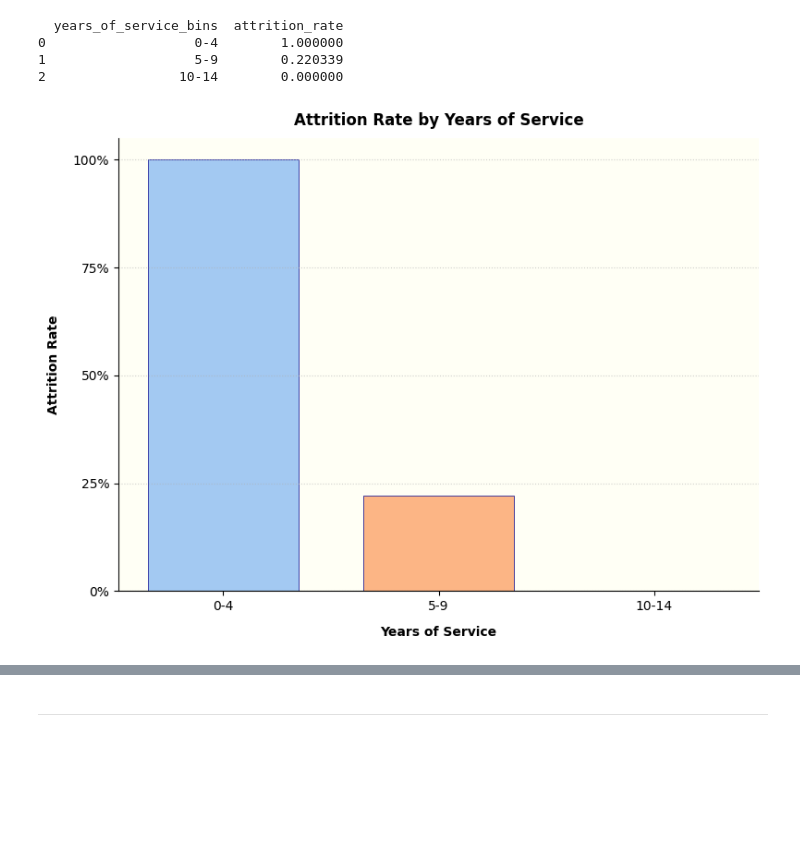
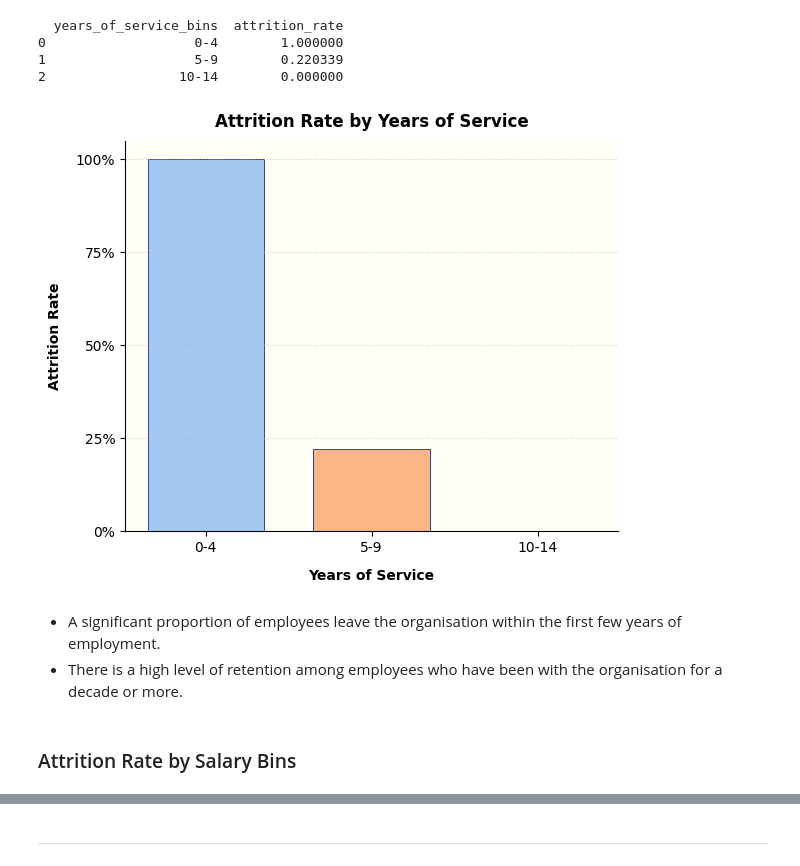
Before and after one commit to DanPkg/HR-Analytics-Insights-Project, a Jupyter notebook: human-resources-dataset-analysis-and-insights.ipynb, the cells around one changed output, grey strips where cells are left out. Cells and saved outputs as stored; diff of their text form; code cells hidden in the pictures; blank space fills up the shorter version.

```diff
--- a/human-resources-dataset-analysis-and-insights.ipynb
+++ b/human-resources-dataset-analysis-and-insights.ipynb
@@ -2467,32 +2467,37 @@ print(attrition_rate_yos)
 pastel_colors = generate_pastel_palette(yos_df['years_of_service_bins'].nunique())
 
 bar_width = 0.7 # custom bar width.
 
 # Plot the bar plot.
-fig, ax = plt.subplots(figsize=(8,6))
+fig, ax = plt.subplots(figsize=(6,5))
 ax.set_facecolor(chart_bg_color)
 
 # Hide spines
 ax.spines['top'].set_visible(False)
 ax.spines['right'].set_visible(False)
 
 plt.bar(attrition_rate_yos['years_of_service_bins'], attrition_rate_yos['attrition_rate'],
         color=pastel_colors, edgecolor=bar_edge_color, linewidth=0.5, width=bar_width)
 
 # Set y-label ticks to display percentages
 yticks = np.arange(0, 1.01, 0.25)
 ax.set_yticks(yticks)
 ax.set_yticklabels([f'{tick:.0%}' for tick in yticks])
 
 # Adding labels and title
 plt.title('Attrition Rate by Years of Service', fontweight='bold', pad=10)
 plt.xlabel('Years of Service', fontweight='bold', labelpad=10)
 plt.ylabel('Attrition Rate', fontweight='bold', labelpad=10)
 plt.xticks(rotation=0)
 
 # Display plot
 plt.tight_layout()
 plt.grid(True, alpha=0.60, axis='y', linestyle=':')
 plt.show()
 # %% [output]
-[figure, old version]
+[figure, new version]
+# %% [markdown]
+* A significant proportion of employees leave the organisation within the first few years of employment.
+* There is a high level of retention among employees who have been with the organisation for a decade or more.
+# %% [markdown]
+### Attrition Rate by Salary Bins
```
Also changed, not shown: parts of 16 cells of this notebook.
